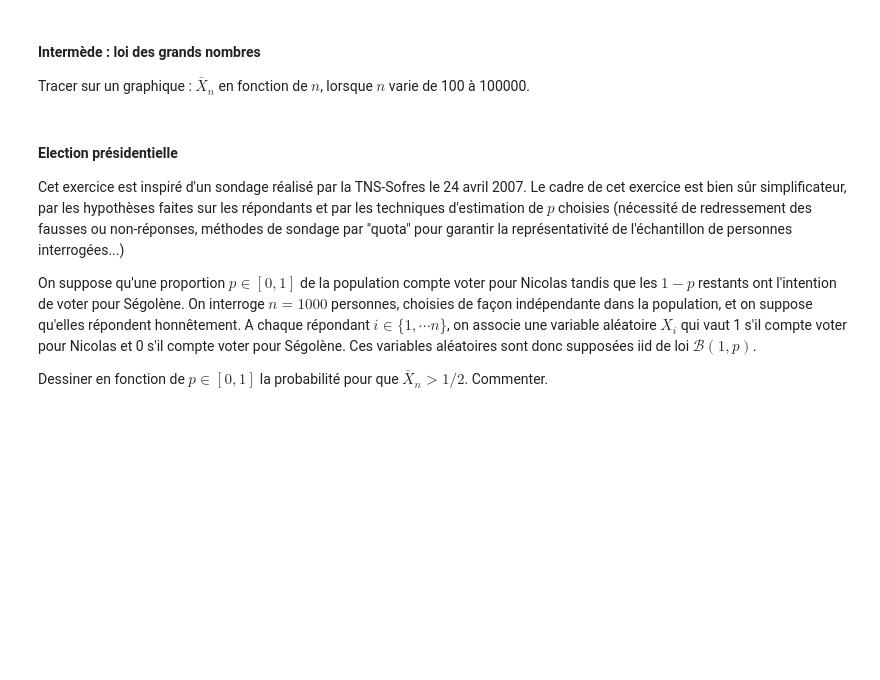
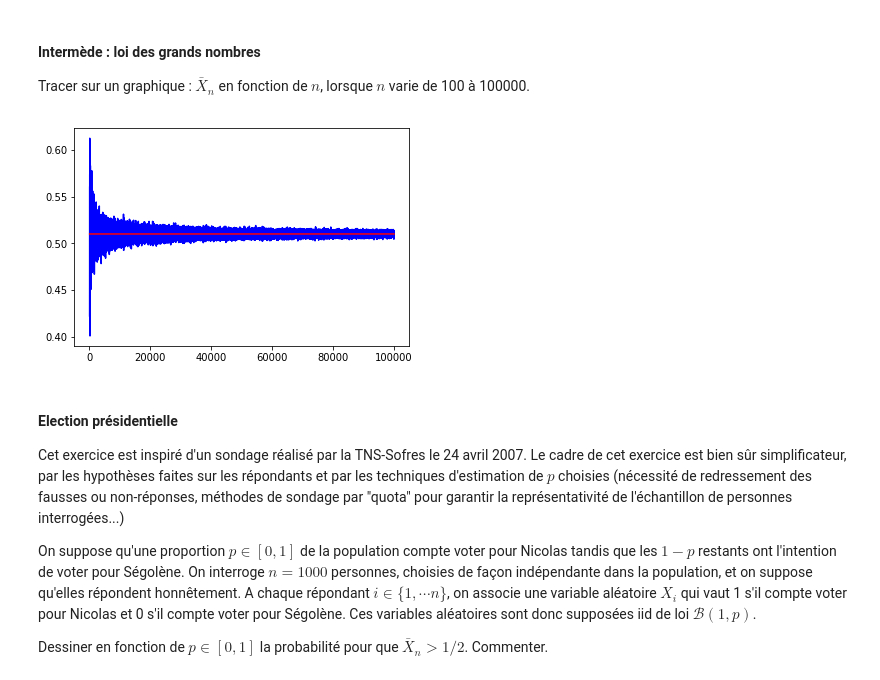
Before and after one commit to Caucorico/ESIPE, a Jupyter notebook: Math/TP-01/TP1-etudiants.ipynb, the cells around one changed output. Saved outputs shown, nothing was run; the diff lists cells and outputs as text; code cells hidden in the pictures; blank space fills up the shorter version.

```diff
--- a/Math/TP-01/TP1-etudiants.ipynb
+++ b/Math/TP-01/TP1-etudiants.ipynb
@@ -852,11 +955,14 @@ Tracer sur un graphique : $\bar{X}_n$ en fonction de $n$, lorsque $n$ varie de 1
 # %%
 xn = []
 
 for i in range(100, 100000) :
-    xn.append(sps.binom.rvs(1,0.51,size=i)/1000)
+    xn.append(sps.binom.rvs(i,0.51,size=1)/i)
 
-plt.plot(range(100, 100000),xn, "go-" )
-show()
+plt.plot(range(100, 100000),xn, "b" )
+plt.plot(range(100, 100000), 0.51 * ones(100000-100), "r")
+plt.show()
+# %% [output]
+[figure, added]
 # %% [markdown]
 #### Election présidentielle
 
```
Also changed, not shown: parts of 64 cells of this notebook.
